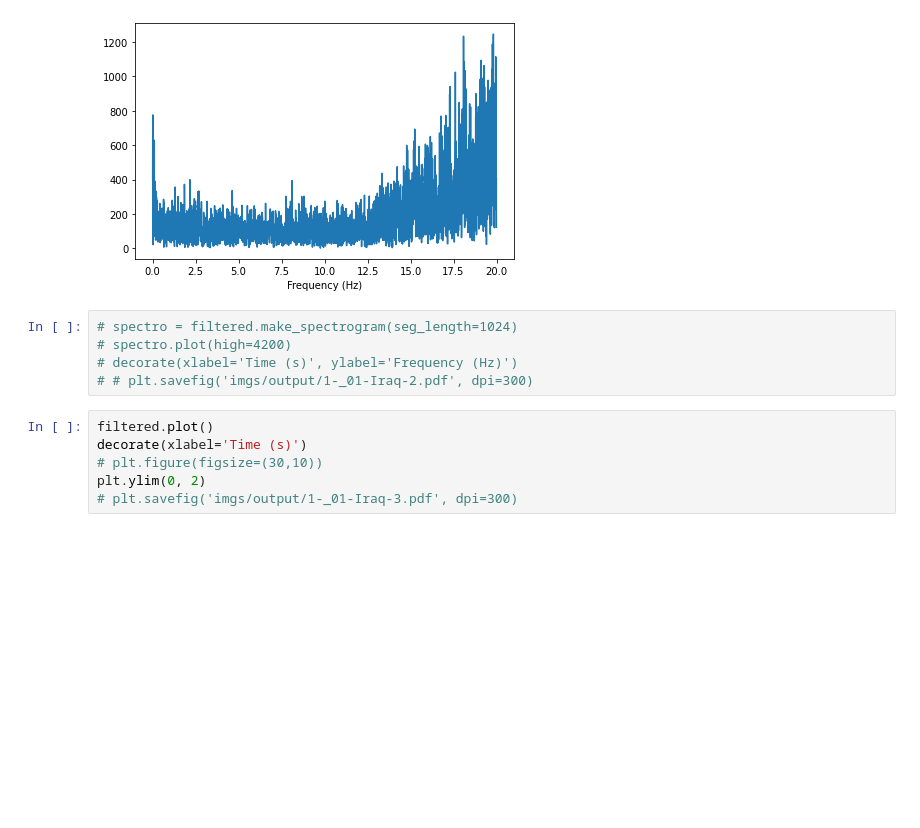
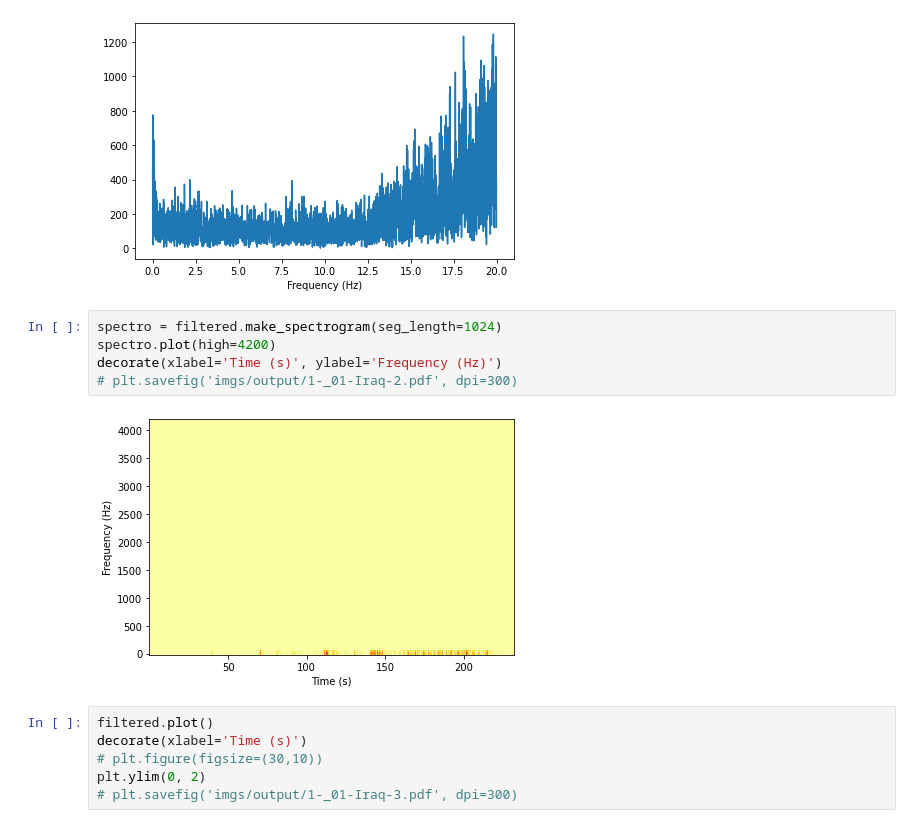
Before and after one commit to semerriam/spring-2022-data-studio, a Jupyter notebook: infrasound/analysis/infrasound-project-process-copy.ipynb, the cells around one changed output. Drawn from its saved outputs; the diff is of its cells as text; blank space fills up the shorter version.

```diff
--- a/infrasound/analysis/infrasound-project-process-copy.ipynb
+++ b/infrasound/analysis/infrasound-project-process-copy.ipynb
@@ -332,10 +332,12 @@ decorate(xlabel='Frequency (Hz)')
 # %% [output]
 [figure]
 # %%
-# spectro = filtered.make_spectrogram(seg_length=1024)
-# spectro.plot(high=4200)
-# decorate(xlabel='Time (s)', ylabel='Frequency (Hz)')
-# # plt.savefig('imgs/output/1-_01-Iraq-2.pdf', dpi=300)
+spectro = filtered.make_spectrogram(seg_length=1024)
+spectro.plot(high=4200)
+decorate(xlabel='Time (s)', ylabel='Frequency (Hz)')
+# plt.savefig('imgs/output/1-_01-Iraq-2.pdf', dpi=300)
+# %% [output]
+[figure, added]
 # %%
 filtered.plot()
 decorate(xlabel='Time (s)')
```
Also changed, not shown: parts of 3 cells of this notebook.
